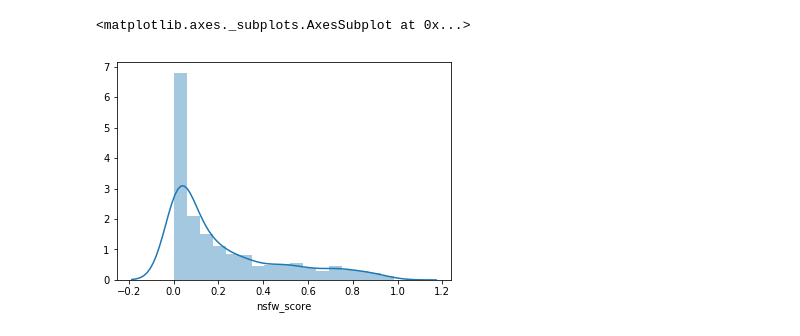
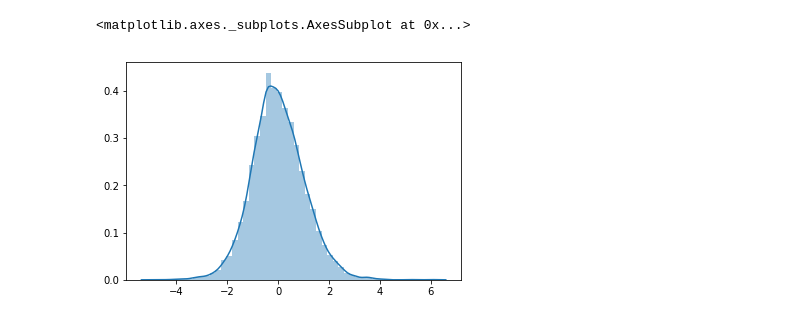
Before and after one commit to allenwang28/YouTube-Virality-Predictor, a Jupyter notebook: notebooks/Data Exploration 2.ipynb, the cells around one changed output. Saved outputs shown, nothing was run; the diff lists cells and outputs as text; code cells hidden in the pictures.

Commit message:
Did some work with GLoVE word embeddings as far as visualizations and clustering. Also started on boolean-based observations.

```diff
--- a/notebooks/Data Exploration 2.ipynb
+++ b/notebooks/Data Exploration 2.ipynb
@@ -66,3 +48,0 @@ Name: Title, Length: 1050, dtype: object
-# %%
-top_10_percent = df['ViewCount'].nlargest(int(df.shape[0] * 0.1)).iloc[-1]
-df['Top10'] = df['ViewCount'] > top_10_percent
@@ -86,0 +49,12 @@ sns.jointplot(df_bottom10['nsfw_score'], df_bottom10['ViewCount'])
+# %%
+df['Top1'] = top_k_percentile_views_mask(df, 1)
+df['Top5'] = top_k_percentile_views_mask(df, 5)
+df['Top10'] = top_k_percentile_views_mask(df, 10)
+# %%
+pca = PCA(n_components=3)
+pca_result = pca.fit_transform(average_title_df)
+
+df['averagetitle-PCA1'] = pca_result[:,0]
+df['averagetitle-PCA2'] = pca_result[:,1]
+df['averagetitle-PCA3'] = pca_result[:,2]
+print ('Explained variation per PCA: {0}'.format(np.sum(pca.explained_variance_ratio_)))
@@ -87,5 +87,10 @@ sns.jointplot(df_bottom10['nsfw_score'], df_bottom10['ViewCount'])
+# %%
+lda = LinearDiscriminantAnalysis(n_components=1)
+top_k = 10
+top_k_mask = top_k_percentile_views_mask(df, top_k)
+lda_results = lda.fit_transform(average_title_df, top_k_mask)
 # %%
-sns.distplot(df_top10['nsfw_score'])
+sns.distplot(lda_results)
 # %% [output]
 <matplotlib.axes._subplots.AxesSubplot at 0x...>
-[figure, old version]
+[figure, new version]
```
Also changed, not shown: parts of 31 cells of this notebook, 2 other files.
